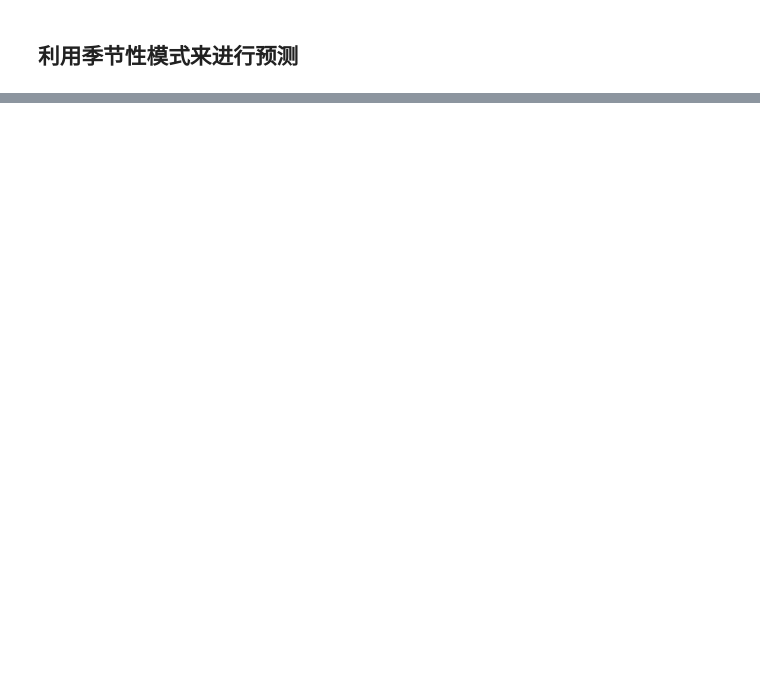
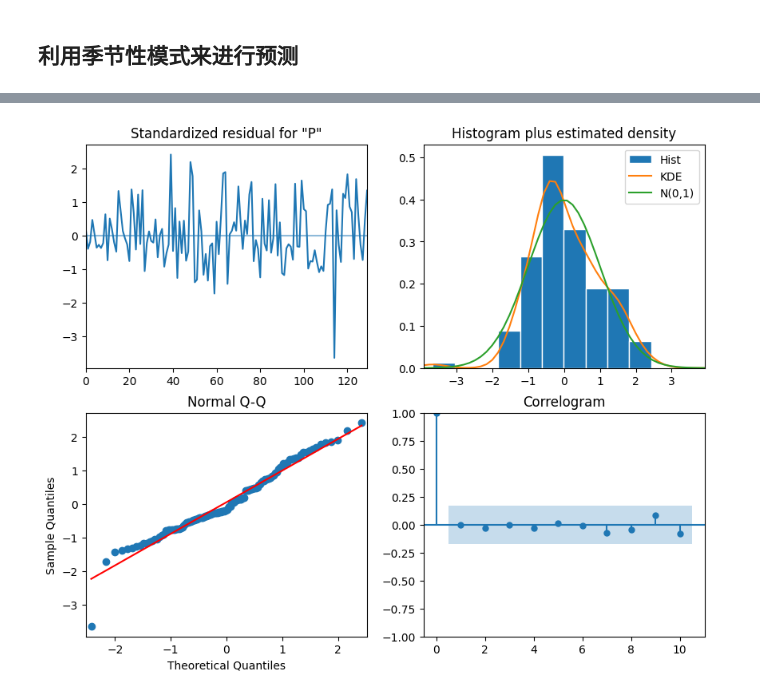
Before and after one commit to JPL-JUNO/Time-Series, a Jupyter notebook: TSFP/code/ch08_accounting_for_seasonality.ipynb, the cells around one changed output, grey strips where cells are left out. Saved outputs shown, nothing was run; the diff lists cells and outputs as text; code cells hidden in the pictures; blank space fills up the shorter version.

```diff
--- a/TSFP/code/ch08_accounting_for_seasonality.ipynb
+++ b/TSFP/code/ch08_accounting_for_seasonality.ipynb
@@ -197,0 +270,4 @@ plt.tight_layout()
+# %%
+train = df["Passengers"][:-12]
+ARIMA_result_df = optimize_SARIMA(train, ARIMA_order_list, d, D, s)
+ARIMA_result_df
@@ -197,0 +288,6 @@ plt.tight_layout()
+# %%
+ARIMA_model = SARIMAX(train, order=(11, 2, 3), simple_differencing=False)
+ARIMA_model_fit = ARIMA_model.fit(disp=False)
+fig = ARIMA_model_fit.plot_diagnostics(figsize=(10, 8))
+# %% [output]
+[figure, added]
```
Also changed, not shown: parts of 17 cells of this notebook, 3 other files.
